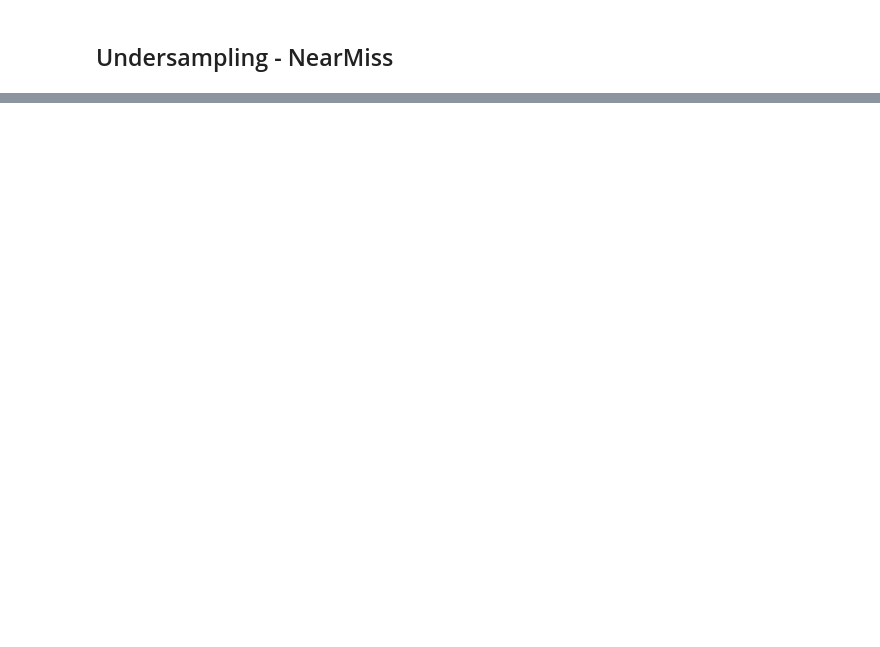
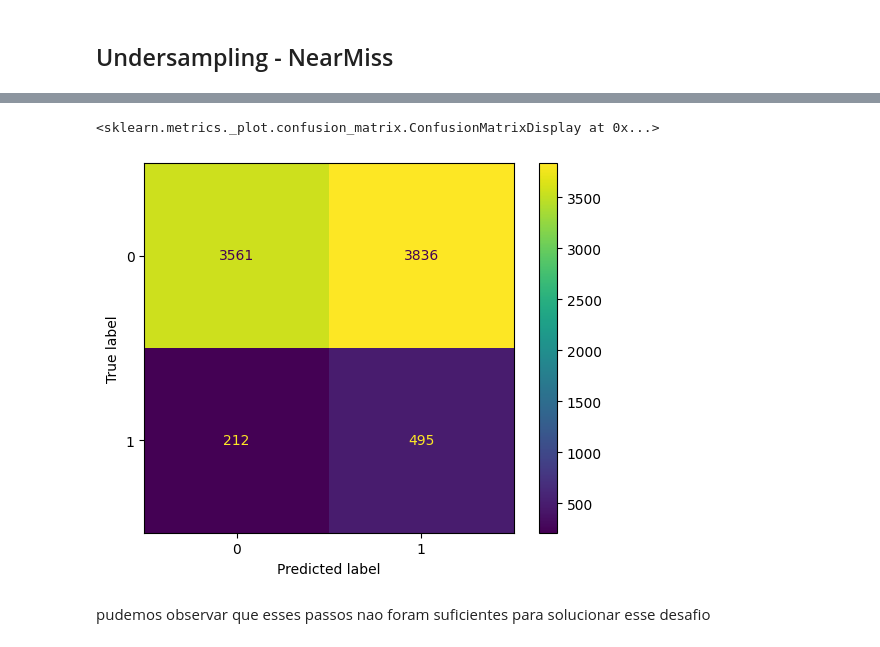
Before and after one commit to polyanasilva/classification_repo, a Jupyter notebook: notebooks/classificacao_inadimplencia.ipynb, the cells around one changed output, grey strips where cells are left out. Cells and saved outputs as stored; diff of their text form; code cells hidden in the pictures; blank space fills up the shorter version.

Commit message:
add undersampling step and model testing

```diff
--- a/notebooks/classificacao_inadimplencia.ipynb
+++ b/notebooks/classificacao_inadimplencia.ipynb
@@ -262,0 +285,9 @@ pipeline = imbpipeline([("oversample", SMOTE()), ("arvore", modelo)])
+# %%
+undersample = NearMiss(version=3)
+x_balanceado, y_balanceado = undersample.fit_resample(x, y)
+
+modelo = DecisionTreeClassifier(max_depth=10)
+modelo.fit(x_balanceado, y_balanceado)
+y_prev = modelo.predict(x_teste)
+
+print(classification_report(y_teste, y_prev))
@@ -262,0 +303,7 @@ pipeline = imbpipeline([("oversample", SMOTE()), ("arvore", modelo)])
+# %%
+ConfusionMatrixDisplay.from_predictions(y_teste, y_prev)
+# %% [output]
+<sklearn.metrics._plot.confusion_matrix.ConfusionMatrixDisplay at 0x...>
+[figure, added]
+# %% [markdown]
+pudemos observar que esses passos nao foram suficientes para solucionar esse desafio
```
Also changed, not shown: parts of 9 cells of this notebook.
